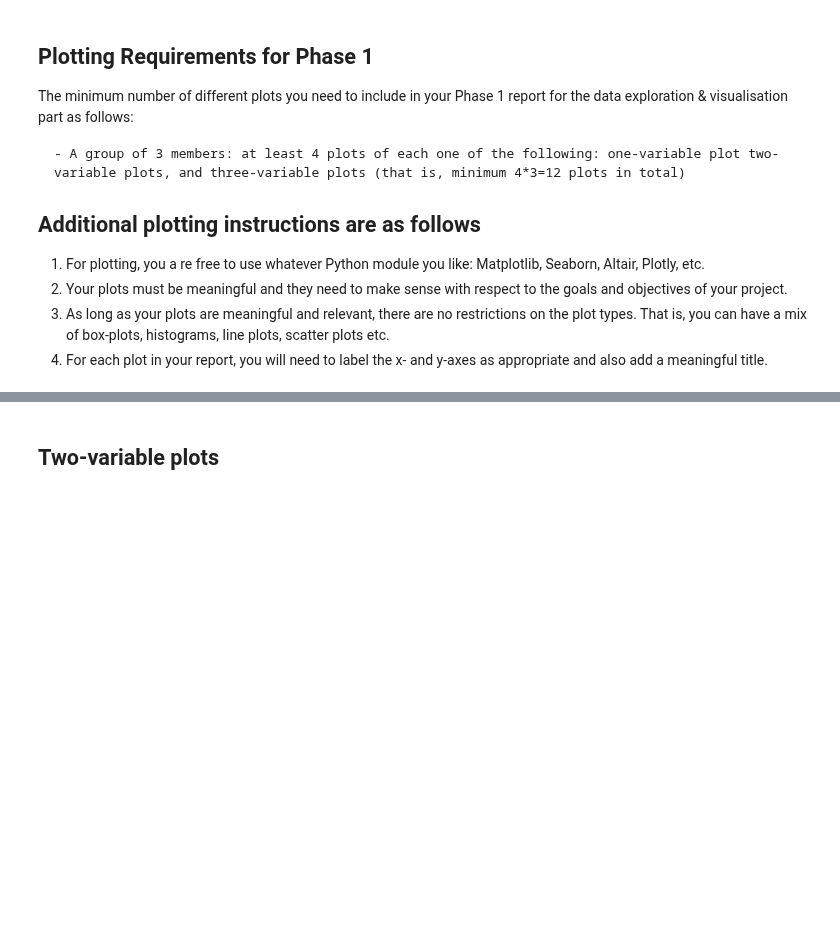
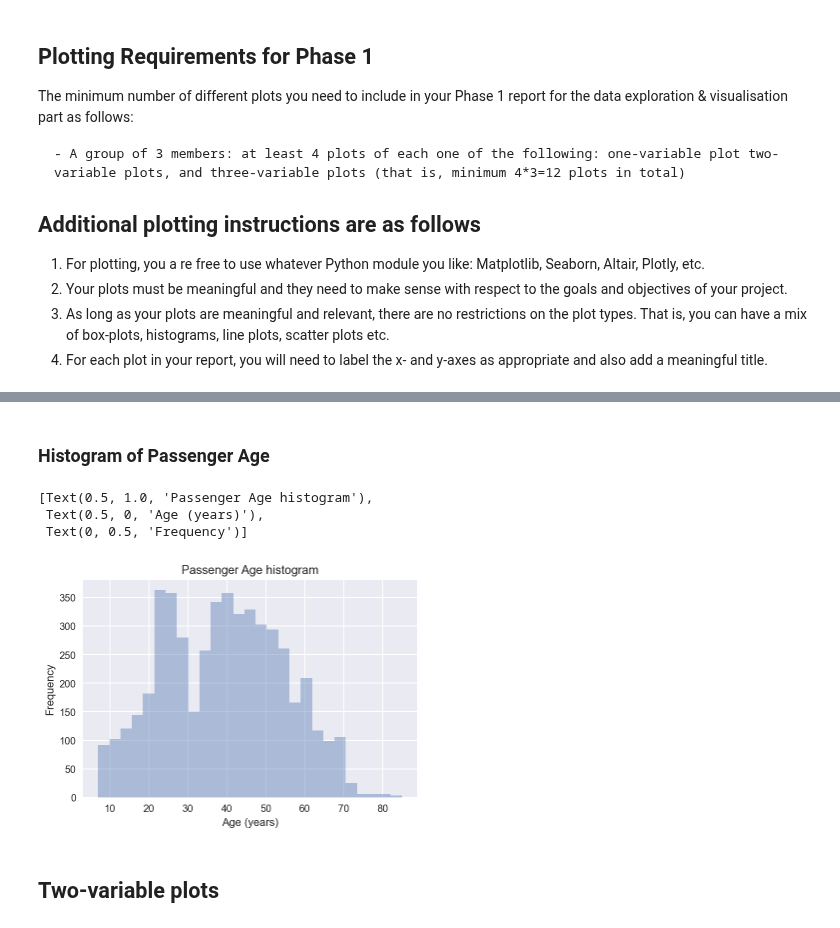
Before and after one commit to Mattjben/Passeneger-satisfaction-machine-learning, a Jupyter notebook: Phase 1_Airplane.ipynb, the cells around one changed output, grey strips where cells are left out. Drawn from its saved outputs; the diff is of its cells as text; code cells hidden in the pictures; blank space fills up the shorter version.

```diff
--- a/Phase 1_Airplane.ipynb
+++ b/Phase 1_Airplane.ipynb
@@ -389,3 +422,12 @@ The minimum number of different plots you need to include in your Phase 1 report
+# %% [markdown]
+### Histogram of Passenger Age
+# %%
+sns.distplot(airplane_df["Age"],kde = False).set(title = "Passenger Age histogram", xlabel="Age (years)", ylabel="Frequency")
+# %% [output]
+[Text(0.5, 1.0, 'Passenger Age histogram'),
+ Text(0.5, 0, 'Age (years)'),
+ Text(0, 0.5, 'Frequency')]
+[figure, added]
 # %% [markdown]
 ## Two-variable plots
 # %% [markdown]
```
Also changed, not shown: parts of 8 cells of this notebook.
